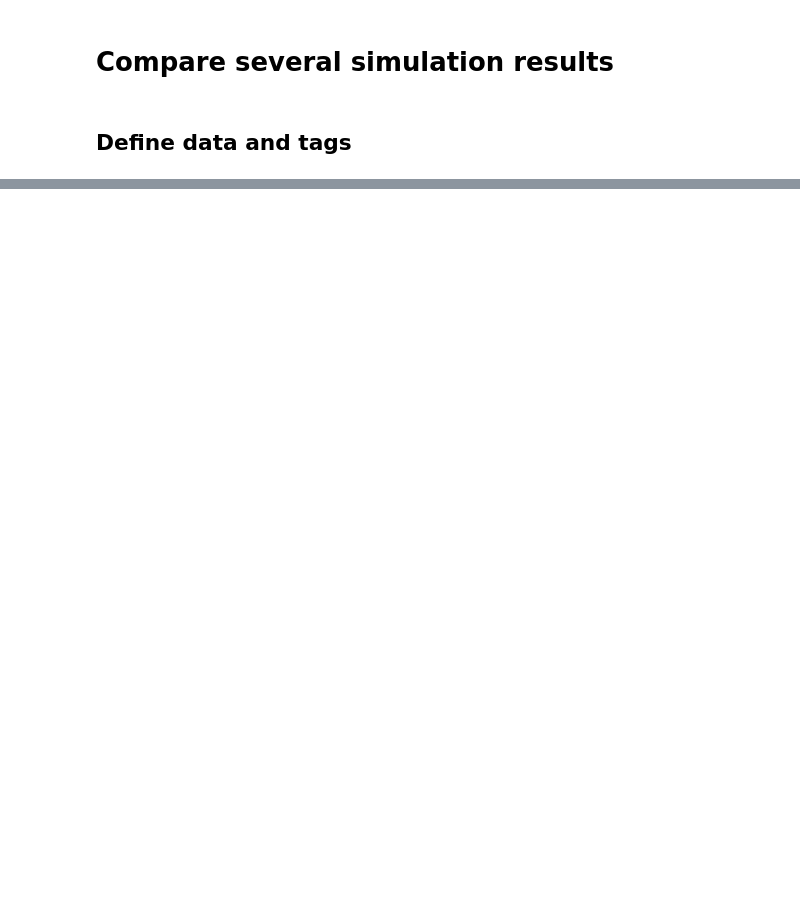
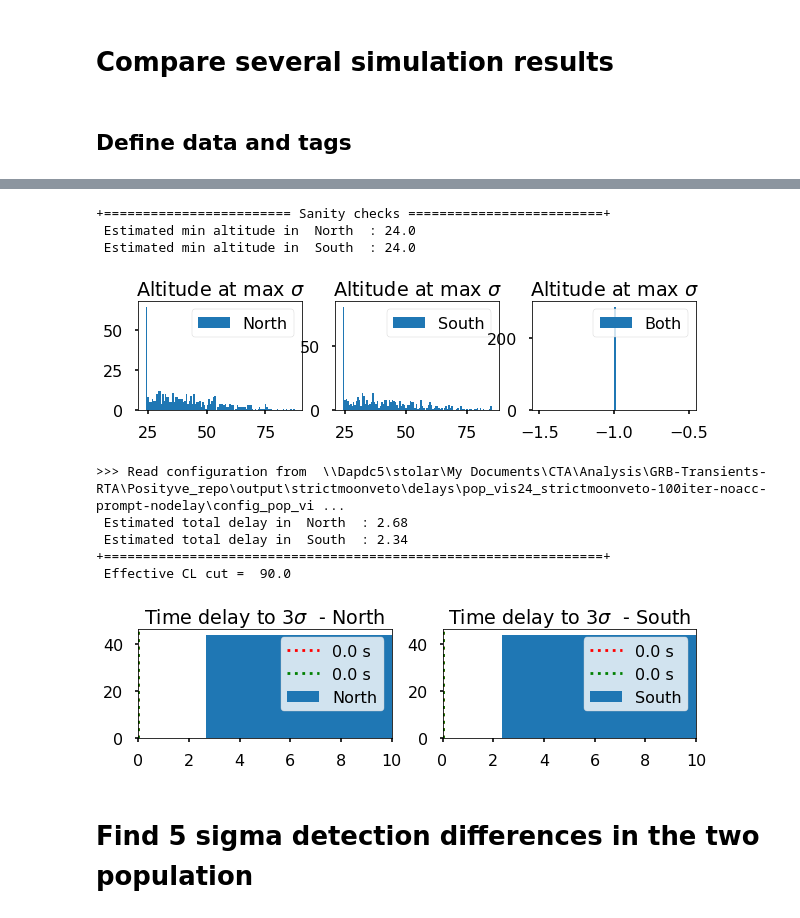
Before and after one commit to tstolarczyk/SoHAPPy, a Jupyter notebook: analysis/population/compare_2sets.ipynb, the cells around one changed output, grey strips where cells are left out. Cells and saved outputs as stored; diff of their text form; code cells hidden in the pictures; blank space fills up the shorter version.

```diff
--- a/analysis/population/compare_2sets.ipynb
+++ b/analysis/population/compare_2sets.ipynb
@@ -64,0 +50,28 @@ print("Done !")
+# %%
+### Set 2
+#tag2 = "data 2"
+# folder2 = "../../../output/pop_vis24_fullmoonveto-1000iter-noacc/"
+# tag2 = "No delay"
+# folder2 = "../../../output/pop_vis24_fullmoonveto-100iter-noacc-nodelay/"
+# tag2 = "old"
+# folder2 = "../../../output/strictmoonveto/Plenary_20211129/pop_vis24_strictmoonveto-100iter-noacc/"
+# tag2 = "Ref+prompt"
+# folder2 = "../../../output/strictmoonveto/pop_vis24_strictmoonveto-100iter-noacc-prompt/"
+# tag2 = "Alpha"
+# folder2 = "../../../output/toberedone/prod5-alpha/pop_vis24_strictmoonveto-100iter-noacc-prod5/"
+tag2 = "Prompt, no delay"
+folder2 = "../../../output/strictmoonveto/delays/pop_vis24_strictmoonveto-100iter-noacc-prompt-nodelay/"
+(grb2, gn02, gs02, gn2, gs2, gb2, fullpop2, eff_lvl2) = define_set(folder2,tag2, debug=debug)
+# %% [output]
++======================== Sanity checks =========================+
+ Estimated min altitude in  North  : 24.0
+ Estimated min altitude in  South  : 24.0
+[figure, added]
+>>> Read configuration from  \\Dapdc5\stolar\My Documents\CTA\Analysis\GRB-Transients-RTA\Posityve_repo\output\strictmoonveto\delays\pop_vis24_strictmoonveto-100iter-noacc-prompt-nodelay\config_pop_vi ...
+ Estimated total delay in  North  : 2.68
+ Estimated total delay in  South  : 2.34
++================================================================+
+ Effective CL cut =  90.0
+[figure, added]
+# %% [markdown]
+# Find 5 sigma detection differences in the two population
```
Also changed, not shown: parts of 23 cells of this notebook, 41 other files.
